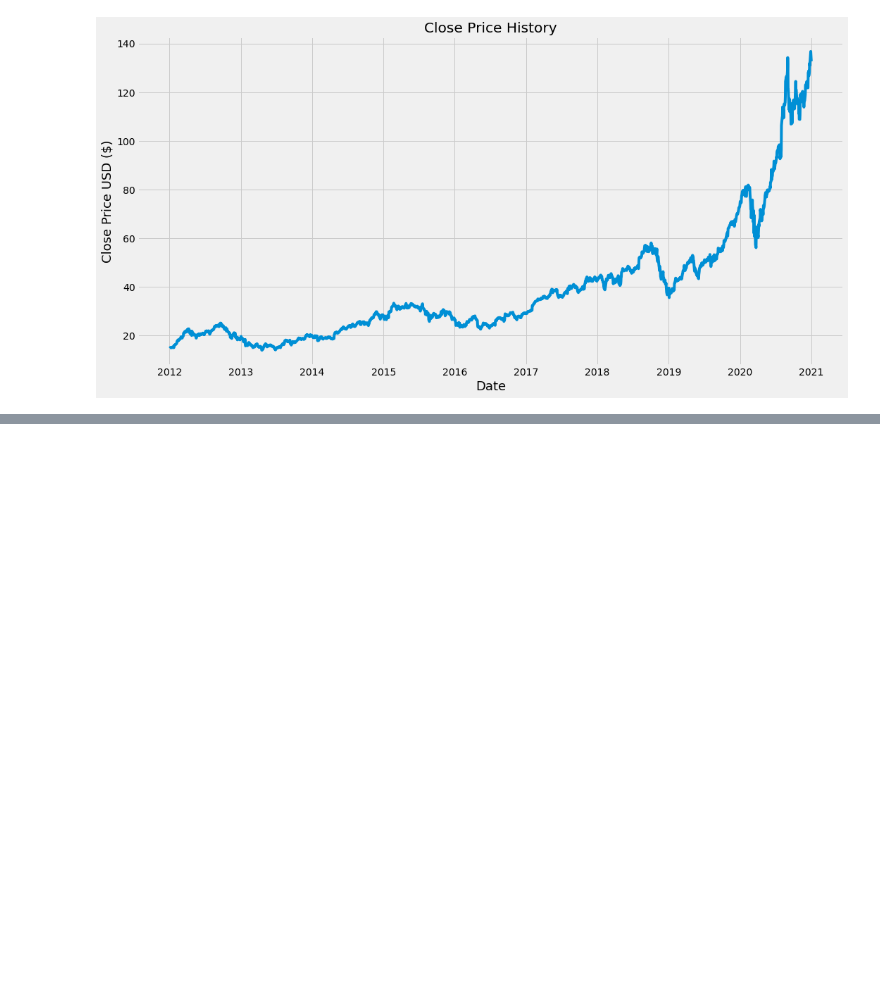
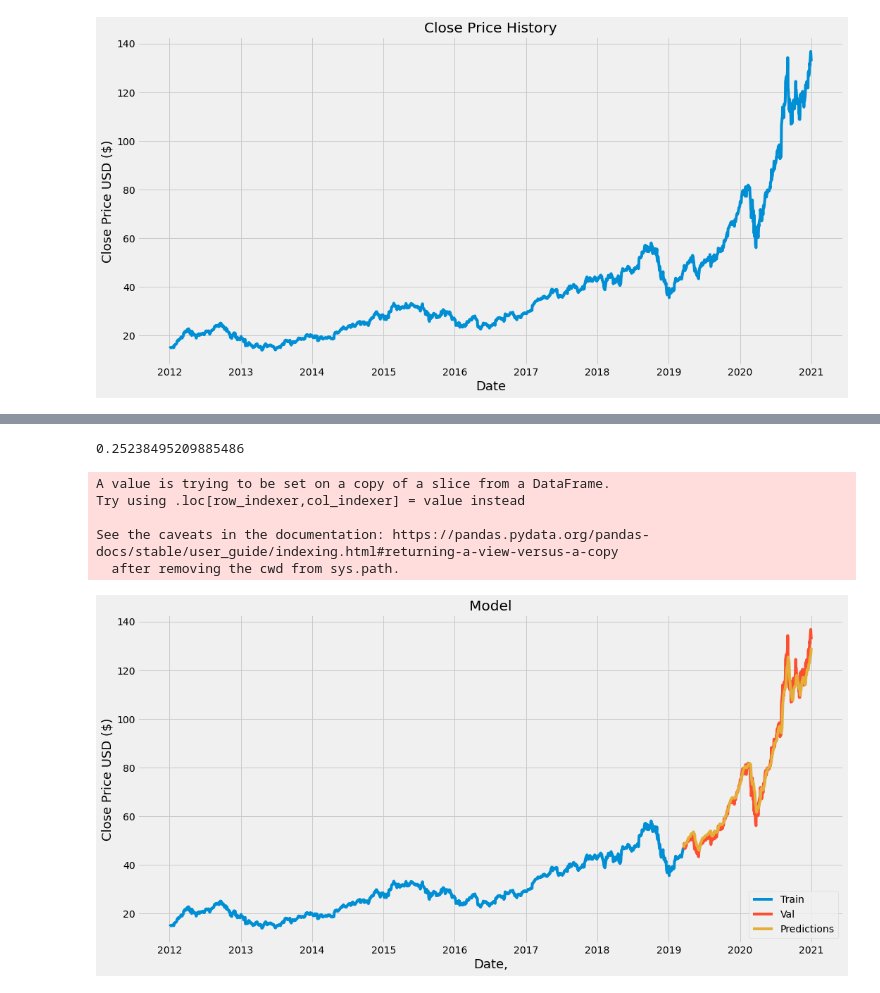
Before and after one commit to brentquackenbush/AppleStockChart, a Jupyter notebook: APPL Stock prediction .ipynb, the cells around one changed output, grey strips where cells are left out. Drawn from its saved outputs; the diff is of its cells as text; code cells hidden in the pictures; blank space fills up the shorter version.

Commit message:
Add files via upload
Final code for appl prediction

```diff
--- a/APPL Stock prediction .ipynb
+++ b/APPL Stock prediction .ipynb
@@ -42,0 +127,46 @@ plt.show()
+# %%
+#Create the testing data set
+#Create new array containing scaled values from index 1752 to 2003
+test_data = scaled_data[training_data_len - 60: , :]
+#Create the data sets x_test and y_test
+x_test = []
+y_test = dataset[training_data_len:, :]
+for i in range(60, len(test_data)):
+    x_test.append(test_data[i-60: i, 0])
+# %%
+#Convert the data to a numpy array
+x_test = np.array(x_test)
+# %%
+#reshape the data because our dataset is 2d and we want it 3d because the LSTM is expecting a 3d shape
+x_test = np.reshape(x_test, (x_test.shape[0],x_test.shape[1], 1))
+# %%
+#get the model predicted price values
+predictions = model.predict(x_test)
+predictions = scaler.inverse_transform(predictions)
+# %%
+#evaluate the model by getting the root mean squred error (RSME) good measure of how the accurate measures the response
+rmse = np.sqrt(np.mean(predictions - y_test)**2)
+rmse
+# %% [output]
+0.25238495209885486
+# %%
+#Plot the data
+train = data[:training_data_len]
+valid = data[training_data_len:]
+valid['Predictions'] = predictions
+#Visualize the model
+plt.figure(figsize = (16,8))
+plt.title('Model')
+plt.xlabel('Date,',fontsize = 18)
+plt.ylabel('Close Price USD ($)',fontsize=18)
+plt.plot(train['Close'])
+plt.plot(valid[['Close', 'Predictions']])
+plt.legend(['Train','Val','Predictions'], loc = 'lower right')
+plt.show()
+# %% [output]
+A value is trying to be set on a copy of a slice from a DataFrame.
+Try using .loc[row_indexer,col_indexer] = value instead
+
+See the caveats in the documentation: https://pandas.pydata.org/pandas-docs/stable/user_guide/indexing.html#returning-a-view-versus-a-copy
+  after removing the cwd from sys.path.
+[figure, added]
```
Also changed, not shown: parts of 11 cells of this notebook.
